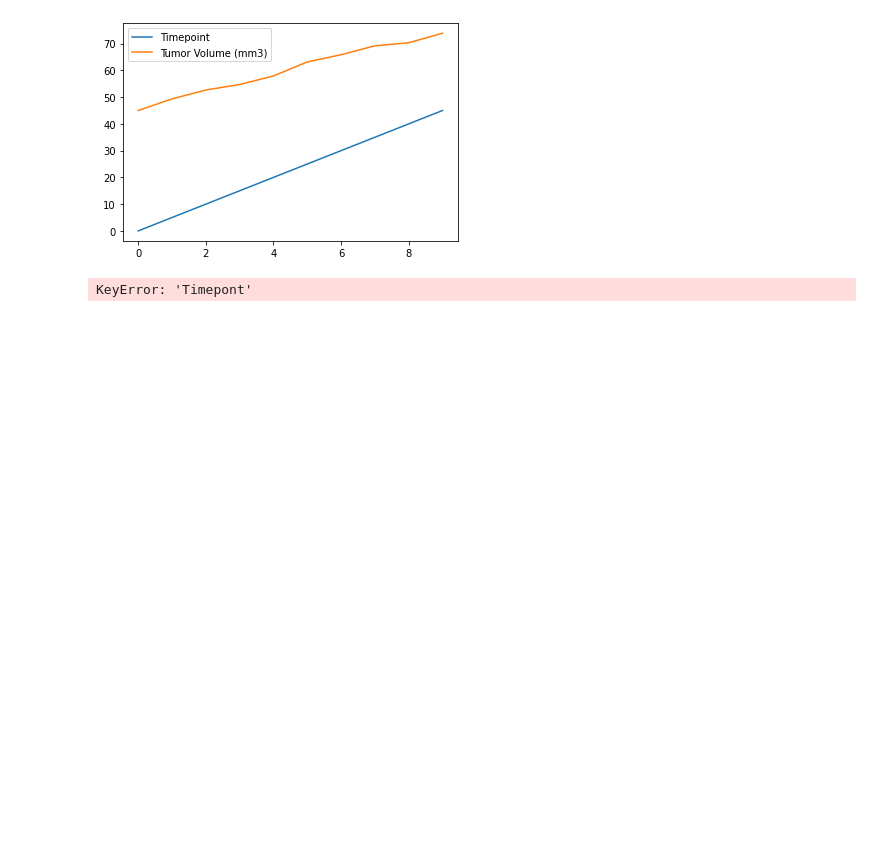
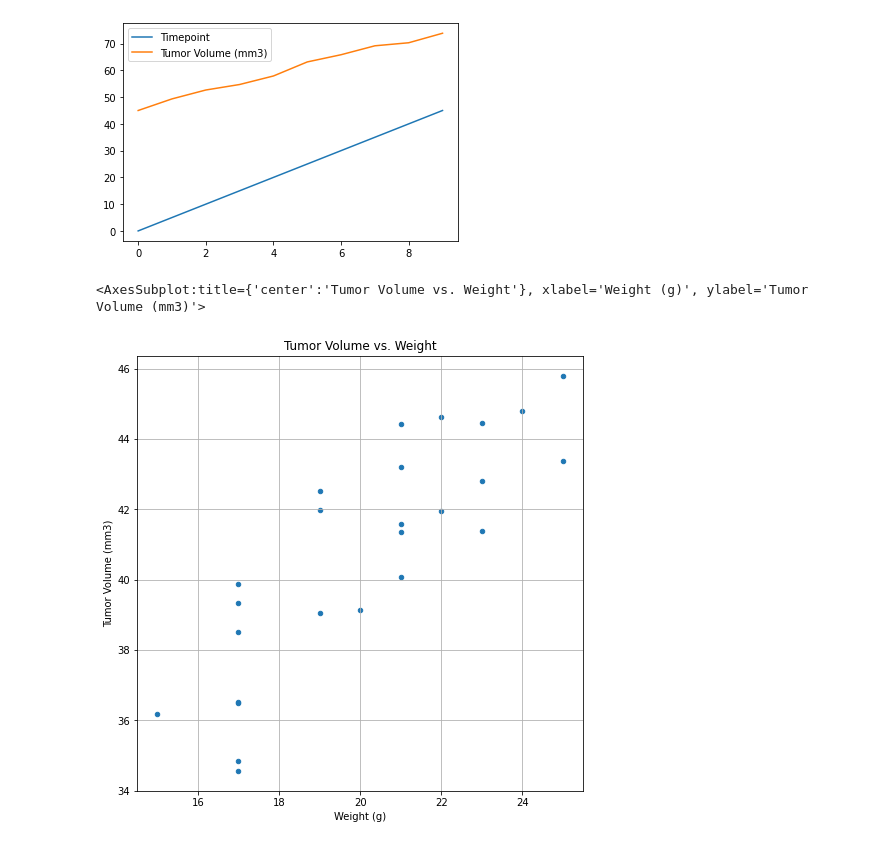
Before and after one commit to rouxshoux/The_Power_of_Plots, a Jupyter notebook: Untitled.ipynb, the cells around one changed output. Drawn from its saved outputs; the diff is of its cells as text; code cells hidden in the pictures; blank space fills up the shorter version.

```diff
--- a/Untitled.ipynb
+++ b/Untitled.ipynb
@@ -125,8 +125,14 @@ line_Vinnie
 lines = line_Vinnie.plot.line()
 # %% [output]
 [figure]
-# %%
-tumorvol = line_Vinnie['Tumor Volume (mm3)'].tolist()
-timepoint_list = line_Vinnie['Timepont'].tolist()
-# %% [output]
-KeyError: 'Timepont'
+# %%
+scatter = combined[combined["Drug Regimen"].isin(["Capomulin"])]
+sort = scatter.sort_values(["Weight (g)"], ascending=True)
+scatter = scatter.reset_index()
+groupweight = scatter.groupby(["Mouse ID","Weight (g)"])["Tumor Volume (mm3)"].mean().reset_index()
+group_plot = pd.DataFrame(groupweight).reset_index()
+capo_scatter = group_plot.plot(kind="scatter", x="Weight (g)", y='Tumor Volume (mm3)', grid=True, figsize=(8,8), title="Tumor Volume vs. Weight")
+capo_scatter
+# %% [output]
+<AxesSubplot:title={'center':'Tumor Volume vs. Weight'}, xlabel='Weight (g)', ylabel='Tumor Volume (mm3)'>
+[figure, added]
```
Also changed, not shown: parts of 2 cells of this notebook.
